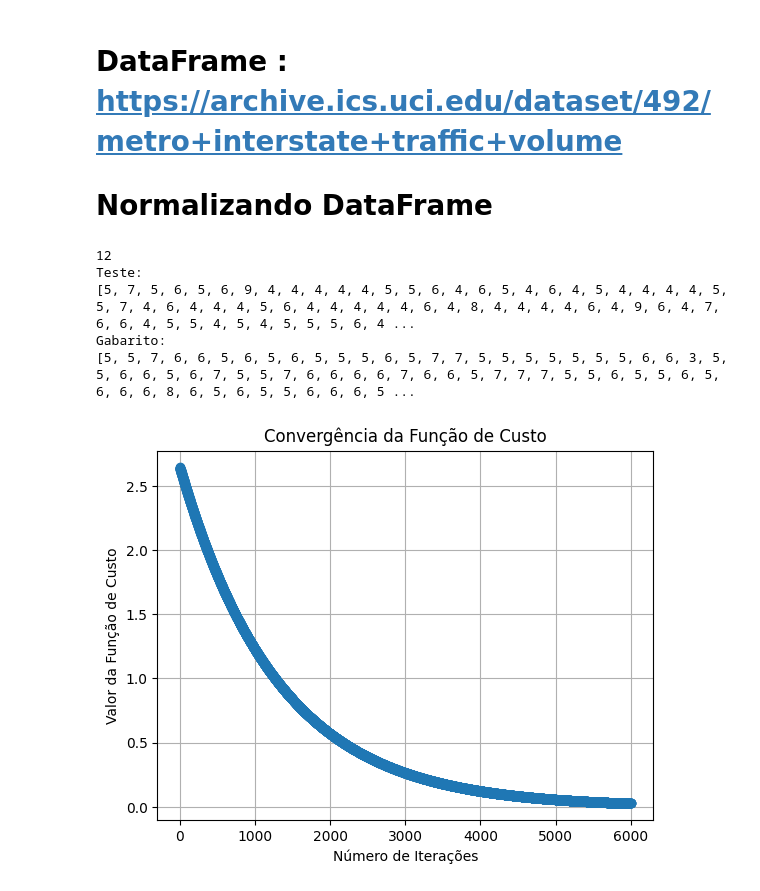
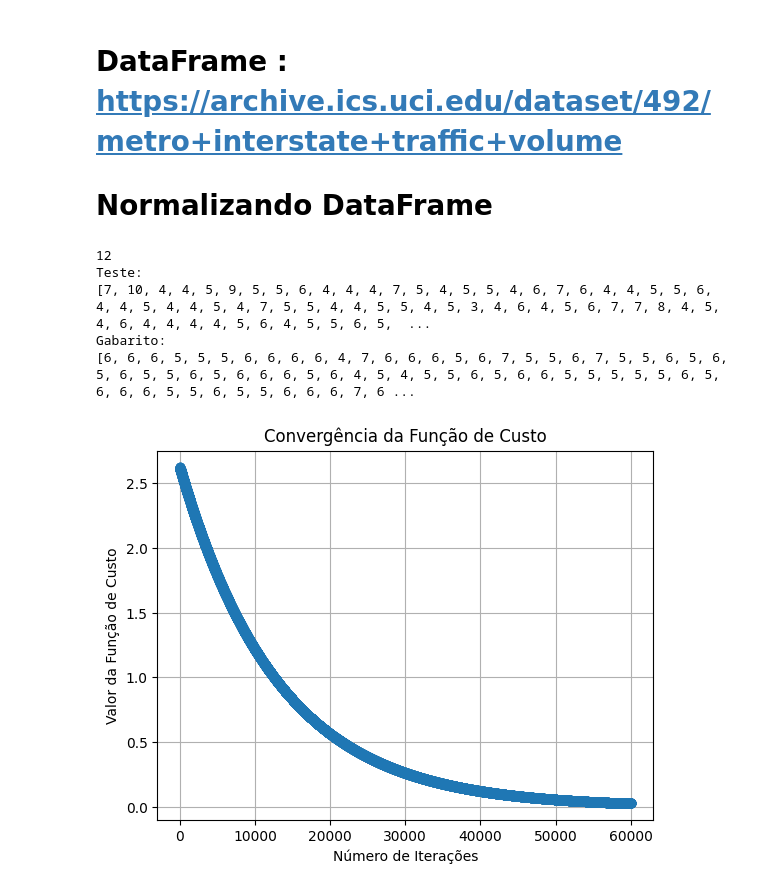
Before and after one commit to MaxLps/Ci-ncia-da-Computa-o, a Jupyter notebook: Aprendizado de Máquina - 6º período/trabalho 2/trabalho.ipynb, the cells around one changed output. Cells and saved outputs as stored; diff of their text form; code cells hidden in the pictures.

```diff
--- a/Aprendizado de Máquina - 6º período/trabalho 2/trabalho.ipynb
+++ b/Aprendizado de Máquina - 6º período/trabalho 2/trabalho.ipynb
@@ -23,7 +22,7 @@ def h(x, i, theta):
 # %% [markdown]
 # Implementação do algoritmo de gradiente descendente para otimizar os coeficientes 'theta'.
 # %%
-ALFA = 0.000001
+ALFA = 0.0000001
 
 eixo_X = []
 eixo_Y = []
@@ -36,7 +35,7 @@ def gradiente_descendente(x,y,theta):
 
     #max_diff = 10
     ite = 0
-    while ite < 6000:   # Critério de parada: diferença máxima entre os valores antigos e novos de theta
+    while ite < 60000:   # Critério de parada: diferença máxima entre os valores antigos e novos de theta
         eixo_Y.append(ite)
         custo = 0
         for i in range(m):    # Loop sobre os exemplos de treinamento
@@ -46,17 +45,11 @@ def gradiente_descendente(x,y,theta):
         custo = 1/m * custo
         eixo_X.append(abs(custo))
 
-
         theta[0] = theta[0] - ALFA * custo  # Atualiza temp[0] usando a taxa de aprendizado
         for j in range(1, n):
             theta[j] = theta[j] - ALFA * custo * x[i][j-1]
 
-        #max_diff = min(abs(temp[i] - theta[i]) for i in range(len(theta)))
-
-        # for i in range(n):
-        #     theta[i] = temp[i]  # Atualiza os valores de theta
         ite += 1
-        #print(custo, ite)
 # %%
 def solucao_analitica(x,y,theta):
     m = len(y)
@@ -193,58 +121,26 @@ df = df.drop('quality', axis=1)      # Remocendo a coluna antiga
 # %%
 X = df.drop('target_column', axis=1)
 y = df['target_column']
-X_train, X_test, y_train, y_test = train_test_split(X, y, test_size=0.5, random_state=42)
+X_train, X_test, y_train, y_test = train_test_split(X, y, test_size=0.2, random_state=42)
 trainer = LMSTrainer()
 num_columns = X.shape[1] + 1
 print(num_columns)
 theta = [0] * num_columns
 theta[0] = 3
 predictor = trainer.fit(X_train.values, theta, y_train.values)
-predictor.predict(X_test.values, theta, y_train.values)
+predictor.predict(X_train.values, theta, y_train.values)
 
 plt.figure()
 plt.plot(eixo_Y, eixo_X, marker='o', linestyle='-')
 plt.title('Convergência da Função de Custo')
 plt.xlabel('Número de Iterações')
 plt.ylabel('Valor da Função de Custo')
 plt.grid(True)
 plt.show()
-
-
-
-# # 10 50 30 90 40 100
-# x = [[156,2,2,2,2,4.3],
-#      [135,3,2,2,1,3.4],
-#      [65,1,1,1,1,4.8],
-#      [100,2,2,1,2,4.2],
-#      [110,2,2,2,1,3.9],
-#      [75,2,1,2,2,4.6],
-#      [55,1,1,1,1,4.4]]
-
-# y = [2417,2130,1345,1784,1840,1610,1235]
-# # theta = [10,50,30,90,40,100]
-# theta = [0,0,0,0,0,0,0]
-
-# x2 = [[54,1,1,2,4,2.0],
-#       [455,8,9,20,5,5],
-#       [10,1,0,0,0,1],
-#       [101,2,4,1,1,3],
-#       [70,2,4,0,0,2.3],
-#       [47,2,1,1,1,4],
-#       [87,3,2,2,2,4.5]]
-
-# trainer = LMSTrainer()
-# predictor = trainer.fit(x,theta,y)
-
-# teste = [0] * len(y)
-# for i in range(len(x)):
-#     teste[i] = h(x, i, theta)
-
-# print(teste, theta)
 # %% [output]
 12
 Teste:
-[5, 7, 5, 6, 5, 6, 9, 4, 4, 4, 4, 4, 5, 5, 6, 4, 6, 5, 4, 6, 4, 5, 4, 4, 4, 4, 5, 5, 7, 4, 6, 4, 4, 4, 5, 6, 4, 4, 4, 4, 4, 6, 4, 8, 4, 4, 4, 4, 6, 4, 9, 6, 4, 7, 6, 6, 4, 5, 5, 4, 5, 4, 5, 5, 5, 6, 4 ...
+[7, 10, 4, 4, 5, 9, 5, 5, 6, 4, 4, 4, 7, 5, 4, 5, 5, 4, 6, 7, 6, 4, 4, 5, 5, 6, 4, 4, 5, 4, 4, 5, 4, 7, 5, 5, 4, 4, 5, 5, 4, 5, 3, 4, 6, 4, 5, 6, 7, 7, 8, 4, 5, 4, 6, 4, 4, 4, 4, 5, 6, 4, 5, 5, 6, 5,  ...
 Gabarito:
-[5, 5, 7, 6, 6, 5, 6, 5, 6, 5, 5, 5, 6, 5, 7, 7, 5, 5, 5, 5, 5, 5, 5, 6, 6, 3, 5, 5, 6, 6, 5, 6, 7, 5, 5, 7, 6, 6, 6, 6, 7, 6, 6, 5, 7, 7, 7, 5, 5, 6, 5, 5, 6, 5, 6, 6, 6, 8, 6, 5, 6, 5, 5, 6, 6, 6, 5 ...
+[6, 6, 6, 5, 5, 5, 6, 6, 6, 6, 4, 7, 6, 6, 6, 5, 6, 7, 5, 5, 6, 7, 5, 5, 6, 5, 6, 5, 6, 5, 5, 6, 5, 6, 6, 6, 5, 6, 4, 5, 4, 5, 5, 6, 5, 6, 6, 5, 5, 5, 5, 5, 6, 5, 6, 6, 6, 5, 5, 6, 5, 5, 6, 6, 6, 7, 6 ...
-[figure, old version]
+[figure, new version]
```
Also changed, not shown: parts of 4 cells of this notebook, 1 other file.
